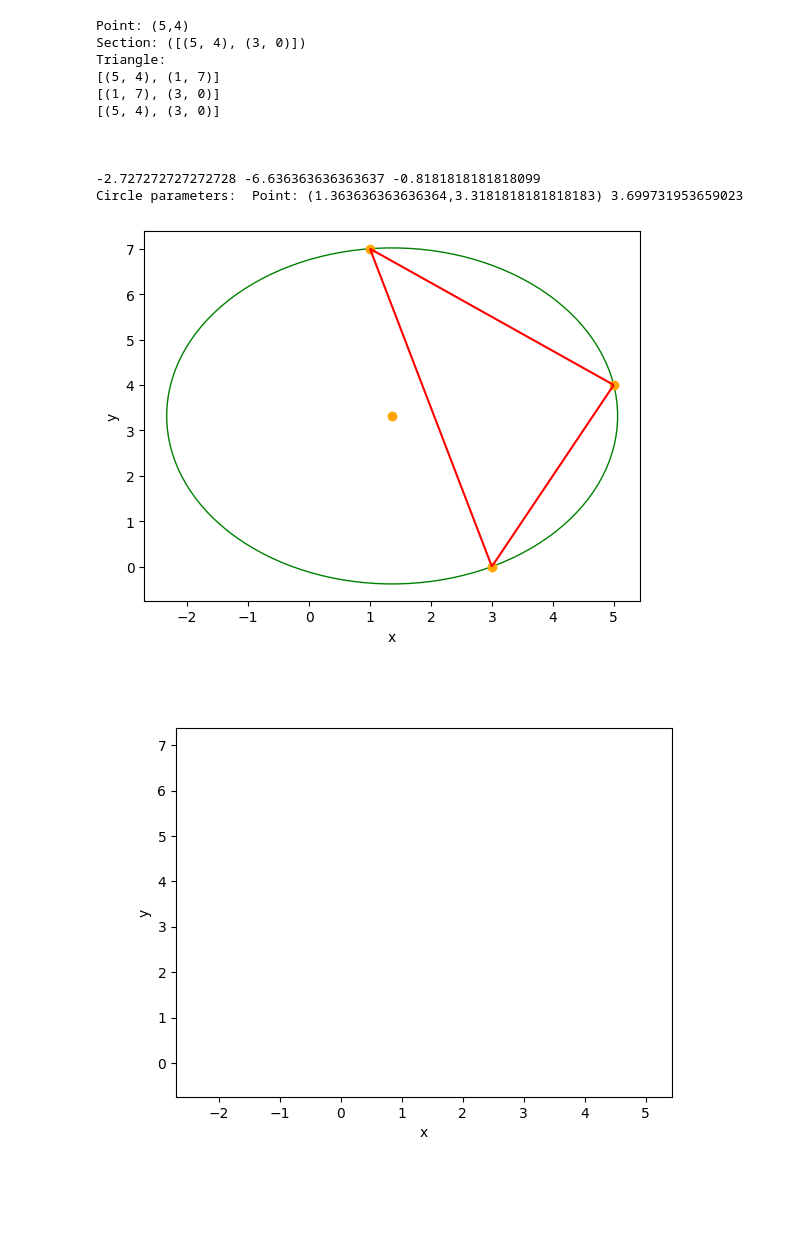
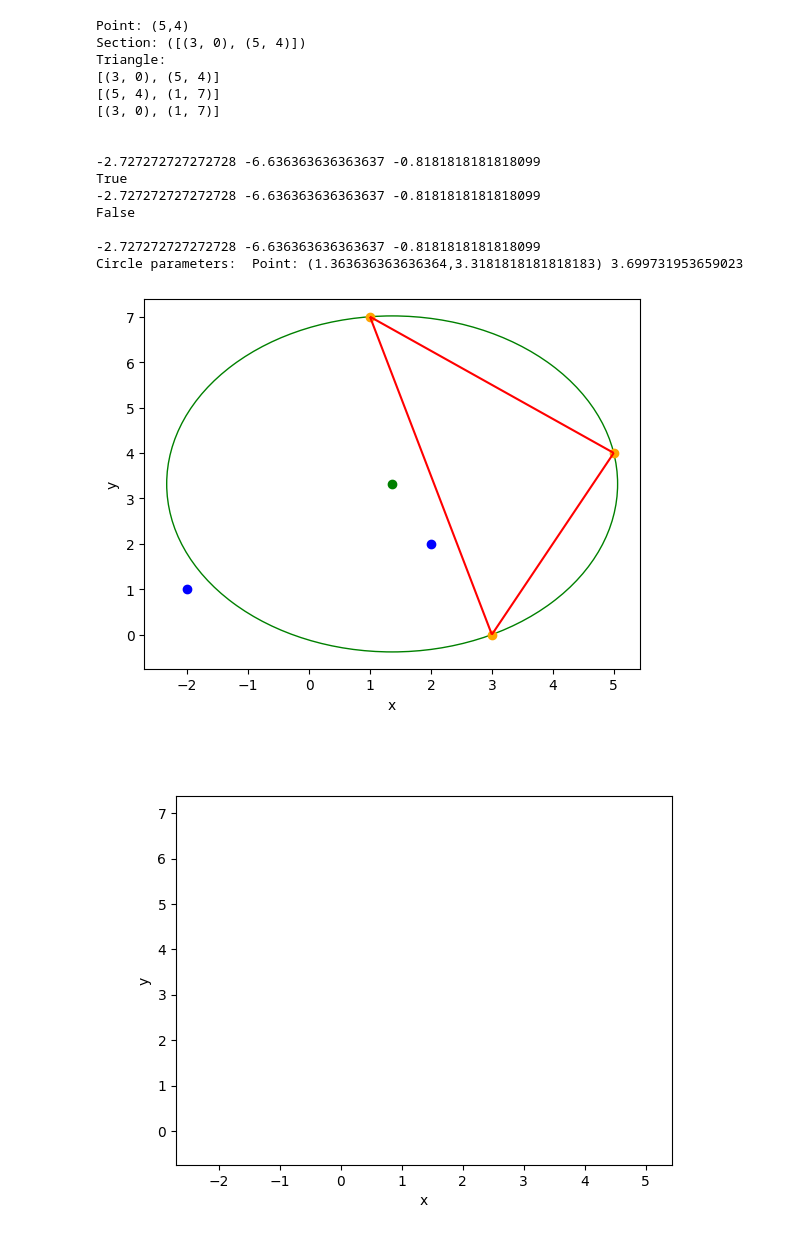
Before and after one commit to Szymbuk/Algorytmy-Geometryczne, a Jupyter notebook: bitalg/Projekt/wizualizacje.ipynb, the cells around one changed output. Cells and saved outputs as stored; diff of their text form; code cells hidden in the pictures; blank space fills up the shorter version.

Commit message:
Adding in_circle method, visualization changed

```diff
--- a/bitalg/Projekt/wizualizacje.ipynb
+++ b/bitalg/Projekt/wizualizacje.ipynb
@@ -8,40 +8,55 @@ from bitalg.Projekt.Point import Point
 p1: Point = Point(5,4,1)
 p2: Point = Point(3,0,2)
 p3: Point = Point(1,7,3)
+
 print(p1)
 sec1: Section = Section(p1,p2,1)
 sec2: Section = Section(p2,p3, 2)
 sec3: Section = Section(p1,p3, 3)
 print(sec1)
 t1: Triangle = Triangle(p1,p2,p3)
 print(t1)
+
+p4: Point = Point(2,2,4)
+P, r = t1.define_circle()
+print(p4.in_circle(P,r))
+
+
+p5: Point = Point(-2,1,5)
+P, r = t1.define_circle()
+print(p5.in_circle(P,r))
 
 
 vis = Visualizer()
 
 T1 = Triangle(p1,p2,p3)
 print()
 
 q, r = T1.define_circle()
 print("Circle parameters: ",q,r)
 vis.add_circle([q.get_cords()[0],q.get_cords()[1],r],fill=False,color="green")
-vis.add_point(q.get_cords(),color="orange")
+vis.add_point(q.get_cords(),color="green")
 vis.add_point([p1.get_cords(),p2.get_cords(),p3.get_cords()],color="orange")
 vis.add_line_segment(T1.get_list_edges(),color="red")
+vis.add_point([p4.get_cords(),p5.get_cords()],color = "blue")
 vis.show()
 # %% [output]
 Point: (5,4)
-Section: ([(5, 4), (3, 0)])
+Section: ([(3, 0), (5, 4)])
 Triangle:
+[(3, 0), (5, 4)]
 [(5, 4), (1, 7)]
-[(1, 7), (3, 0)]
-[(5, 4), (3, 0)]
-
+[(3, 0), (1, 7)]
 
 
 -2.727272727272728 -6.636363636363637 -0.8181818181818099
+True
+-2.727272727272728 -6.636363636363637 -0.8181818181818099
+False
+
+-2.727272727272728 -6.636363636363637 -0.8181818181818099
 Circle parameters:  Point: (1.363636363636364,3.3181818181818183) 3.699731953659023
-[figure, old version]
+[figure, new version]
 # %%
 vis.show_gif(300)
 # %% [output]
```
Also changed, not shown: 3 other files.
